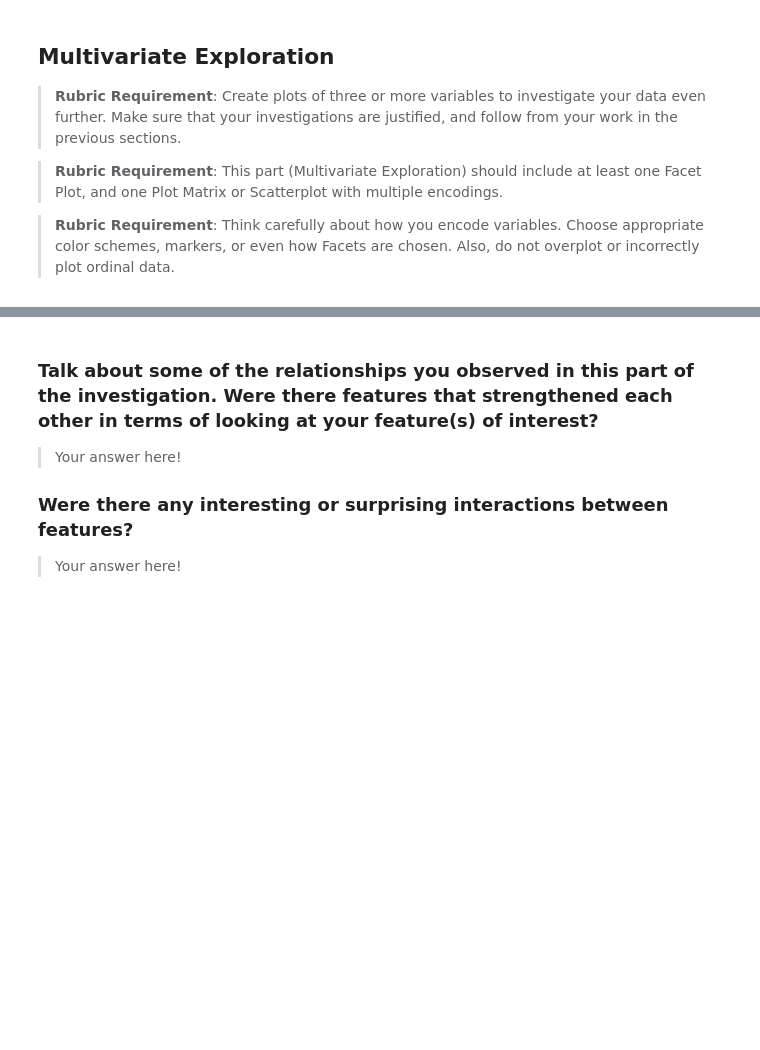
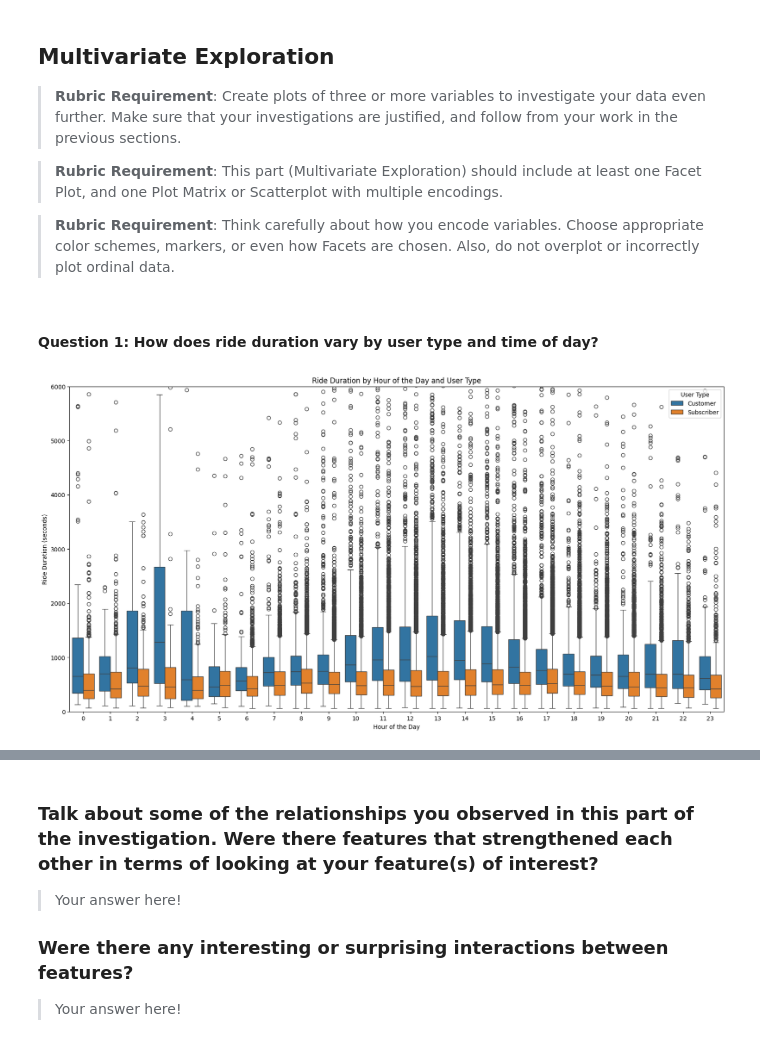
Before and after one commit to AmmarYasserAI-2/Communicate-Data-Findings, a Jupyter notebook: notebooks/01_exploratory_analysis.ipynb, the cells around one changed output, grey strips where cells are left out. Drawn from its saved outputs; the diff is of its cells as text; code cells hidden in the pictures; blank space fills up the shorter version.

```diff
--- a/notebooks/01_exploratory_analysis.ipynb
+++ b/notebooks/01_exploratory_analysis.ipynb
@@ -568,3 +568,19 @@ your work in the previous sections.
 > **Rubric Requirement**: This part (Multivariate Exploration) should include at least one Facet Plot, and one Plot Matrix or Scatterplot with multiple encodings.
 
 >**Rubric Requirement**: Think carefully about how you encode variables. Choose appropriate color schemes, markers, or even how Facets are chosen. Also, do not overplot or incorrectly plot ordinal data.
+# %% [markdown]
+#### Question 1: How does ride duration vary by user type and time of day?
+# %%
+# Extract the hour from the start_time column
+df['start_hour'] = df['start_time'].dt.hour
+
+plt.figure(figsize=(20, 10))
+sns.boxplot(data=df, x='start_hour', y='duration_sec', hue='user_type')
+plt.ylim(0, 6000)  # Limit y-axis to avoid extreme outliers
+plt.xlabel('Hour of the Day')
+plt.ylabel('Ride Duration (seconds)')
+plt.title('Ride Duration by Hour of the Day and User Type')
+plt.legend(title='User Type')
+plt.show()
+# %% [output]
+[figure, added]
```
Also changed, not shown: parts of 11 cells of this notebook.
